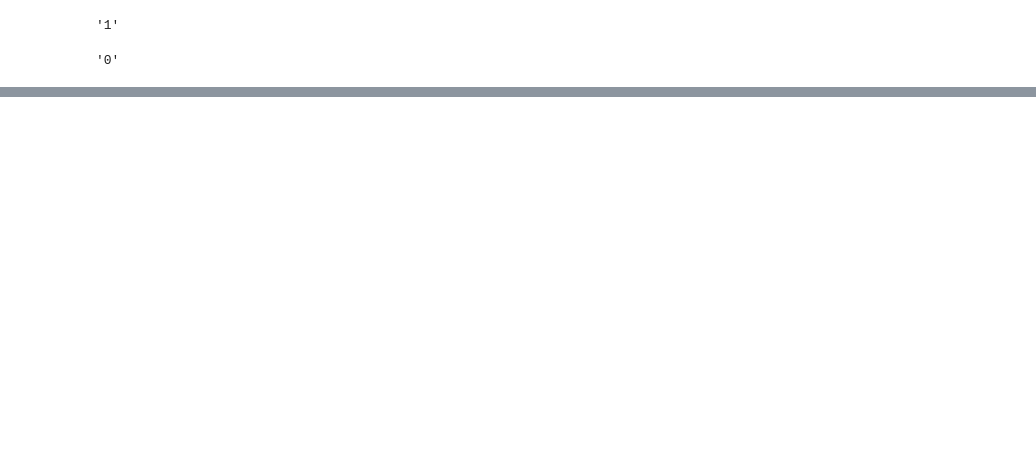
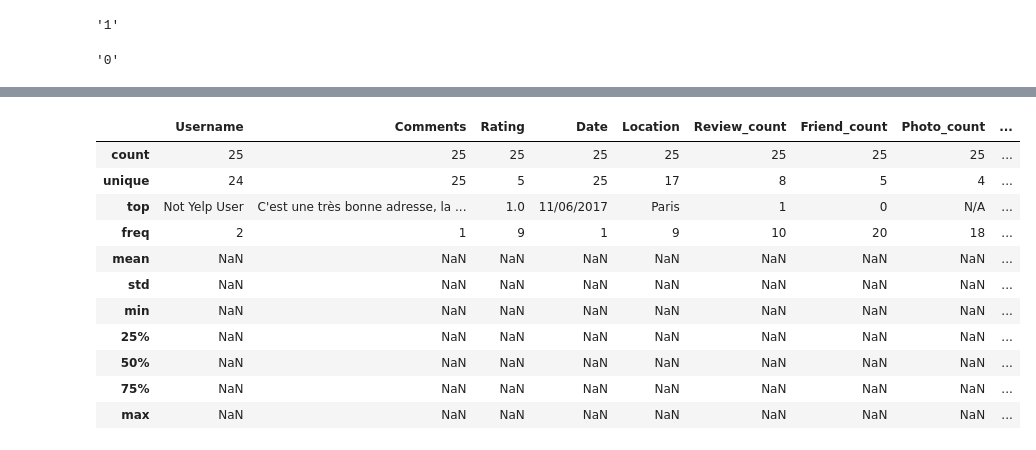
Before and after one commit to AnisZakari/Fake_review_detection, a Jupyter notebook: Scraping/Yelp_Paris_Scraping_reviews/scraping_comments_fake.ipynb, the cells around one changed output, grey strips where cells are left out. Saved outputs shown, nothing was run; the diff lists cells and outputs as text; code cells hidden in the pictures; blank space fills up the shorter version.

```diff
--- a/Scraping/Yelp_Paris_Scraping_reviews/scraping_comments_fake.ipynb
+++ b/Scraping/Yelp_Paris_Scraping_reviews/scraping_comments_fake.ipynb
@@ -131,0 +299,4 @@ data
+# %%
+# make dict with index as keys and link as values
+sample_dict = dict(sample["link_to_restaurant"])
+sample_dict
@@ -131,0 +310,18 @@ data
+# %%
+# create final dict with index as keys and dataframe as values
+final_dict = {}
+# %%
+# iterate through links and return dict with dataframe as value and index as key
+
+for index, restaurant in sample_dict.items():
+
+    # apply function
+    final_dict[index] = (get_fake_comments(restaurant))
+    # print link
+    print(restaurant)
+
+    # print len dataset
+    if final_dict[index].empty == True:
+        print("{}: empty df".format(index))
+    else:
+        print("{}: Okay {} comments".format(index, len(final_dict[index]) ))
@@ -131,0 +341,5 @@ data
+# %%
+# create final df with all comments from each restaurant
+final_df = pd.concat(final_dict.values())
+print(final_df.describe(include="all"))
+final_df.head()
@@ -131,0 +370,15 @@ data
+# %%
+final_df.describe(include = "all")
+# %% [output]
+|  | Username | Comments | Rating | Date | Location | Review_count | Friend_count | Photo_count | ... |
+| count | 25 | 25 | 25 | 25 | 25 | 25 | 25 | 25 | ... |
+| unique | 24 | 25 | 5 | 25 | 17 | 8 | 5 | 4 | ... |
+| top | Not Yelp User | C'est une très bonne adresse, la ... | 1.0 | 11/06/2017 | Paris | 1 | 0 | N/A | ... |
+| freq | 2 | 1 | 9 | 1 | 9 | 10 | 20 | 18 | ... |
+| mean | NaN | NaN | NaN | NaN | NaN | NaN | NaN | NaN | ... |
+| std | NaN | NaN | NaN | NaN | NaN | NaN | NaN | NaN | ... |
+| min | NaN | NaN | NaN | NaN | NaN | NaN | NaN | NaN | ... |
+| 25% | NaN | NaN | NaN | NaN | NaN | NaN | NaN | NaN | ... |
+| 50% | NaN | NaN | NaN | NaN | NaN | NaN | NaN | NaN | ... |
+| 75% | NaN | NaN | NaN | NaN | NaN | NaN | NaN | NaN | ... |
+| max | NaN | NaN | NaN | NaN | NaN | NaN | NaN | NaN | ... |
```
Also changed, not shown: parts of 27 cells of this notebook, 2 other files.
